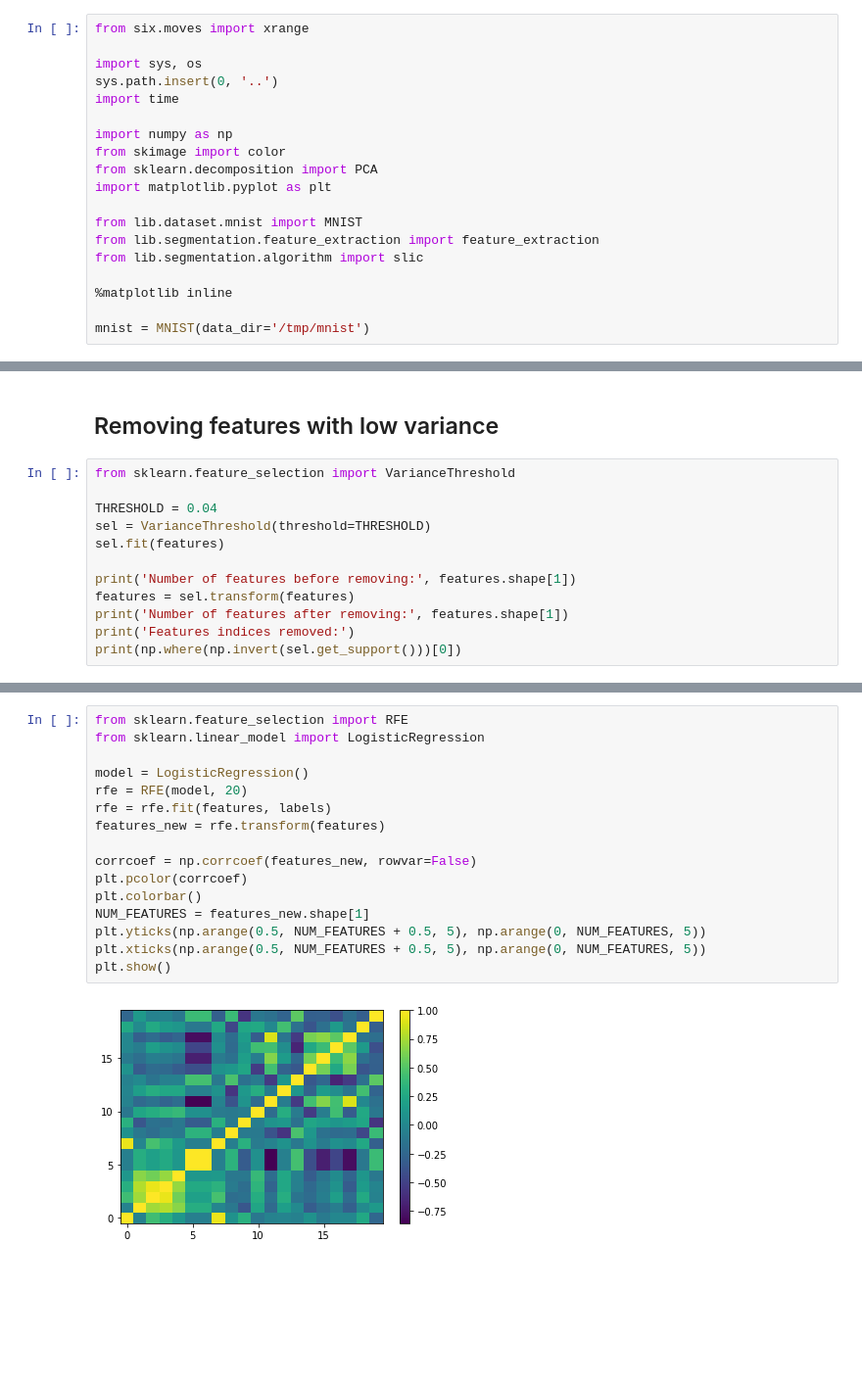
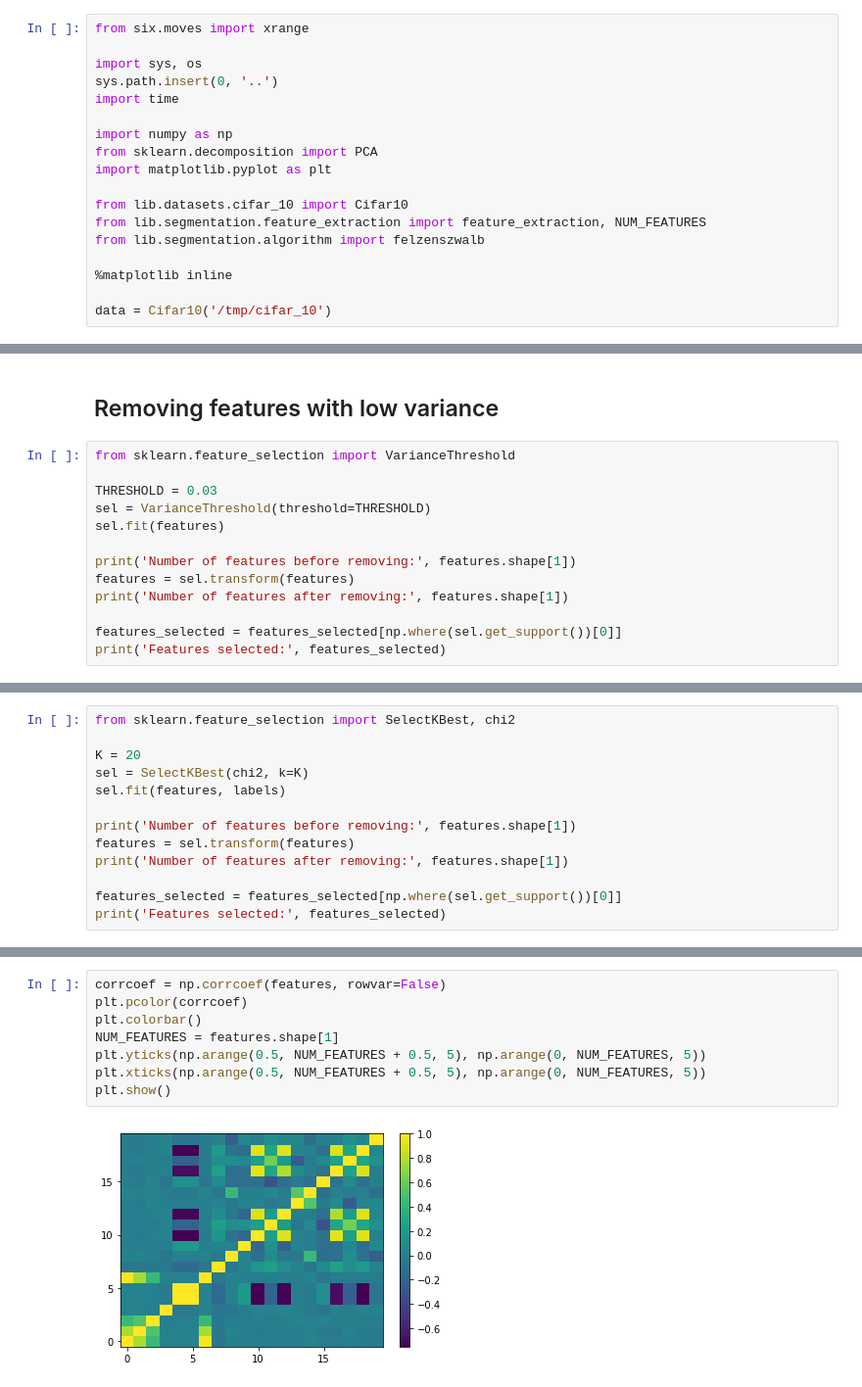
Before and after one commit to rusty1s/embedded_gcnn, a Jupyter notebook: notebooks/feature_selection.ipynb, the cells around one changed output, grey strips where cells are left out. Shown: that part at 98% size. Drawn from its saved outputs; the diff is of its cells as text; blank space fills up the shorter version.

Commit message:
final feature selection

```diff
--- a/notebooks/feature_selection.ipynb
+++ b/notebooks/feature_selection.ipynb
@@ -6,14 +6,13 @@ sys.path.insert(0, '..')
 import time
 
 import numpy as np
-from skimage import color
 from sklearn.decomposition import PCA
 import matplotlib.pyplot as plt
 
-from lib.dataset.mnist import MNIST
-from lib.segmentation.feature_extraction import feature_extraction
-from lib.segmentation.algorithm import slic
+from lib.datasets.cifar_10 import Cifar10
+from lib.segmentation.feature_extraction import feature_extraction, NUM_FEATURES
+from lib.segmentation.algorithm import felzenszwalb
 
 %matplotlib inline
 
-mnist = MNIST(data_dir='/tmp/mnist')
+data = Cifar10('/tmp/cifar_10')
@@ -109,13 +103,14 @@ plt.show()
 # %%
 from sklearn.feature_selection import VarianceThreshold
 
-THRESHOLD = 0.04
+THRESHOLD = 0.03
 sel = VarianceThreshold(threshold=THRESHOLD)
 sel.fit(features)
 
 print('Number of features before removing:', features.shape[1])
 features = sel.transform(features)
 print('Number of features after removing:', features.shape[1])
-print('Features indices removed:')
-print(np.where(np.invert(sel.get_support()))[0])
+
+features_selected = features_selected[np.where(sel.get_support())[0]]
+print('Features selected:', features_selected)
 # %% [output]
@@ -145,0 +144,13 @@ plt.show()
+# %%
+from sklearn.feature_selection import SelectKBest, chi2
+
+K = 20
+sel = SelectKBest(chi2, k=K)
+sel.fit(features, labels)
+
+print('Number of features before removing:', features.shape[1])
+features = sel.transform(features)
+print('Number of features after removing:', features.shape[1])
+
+features_selected = features_selected[np.where(sel.get_support())[0]]
+print('Features selected:', features_selected)
@@ -146,18 +161,10 @@ plt.show()
 # %%
-from sklearn.feature_selection import RFE
-from sklearn.linear_model import LogisticRegression
-
-model = LogisticRegression()
-rfe = RFE(model, 20)
-rfe = rfe.fit(features, labels)
-features_new = rfe.transform(features)
-
-corrcoef = np.corrcoef(features_new, rowvar=False)
+corrcoef = np.corrcoef(features, rowvar=False)
 plt.pcolor(corrcoef)
 plt.colorbar()
-NUM_FEATURES = features_new.shape[1]
+NUM_FEATURES = features.shape[1]
 plt.yticks(np.arange(0.5, NUM_FEATURES + 0.5, 5), np.arange(0, NUM_FEATURES, 5))
 plt.xticks(np.arange(0.5, NUM_FEATURES + 0.5, 5), np.arange(0, NUM_FEATURES, 5))
 plt.show()
 # %% [output]
-[figure, old version]
+[figure, new version]
```
Also changed, not shown: parts of 18 cells of this notebook, 2 other files.
